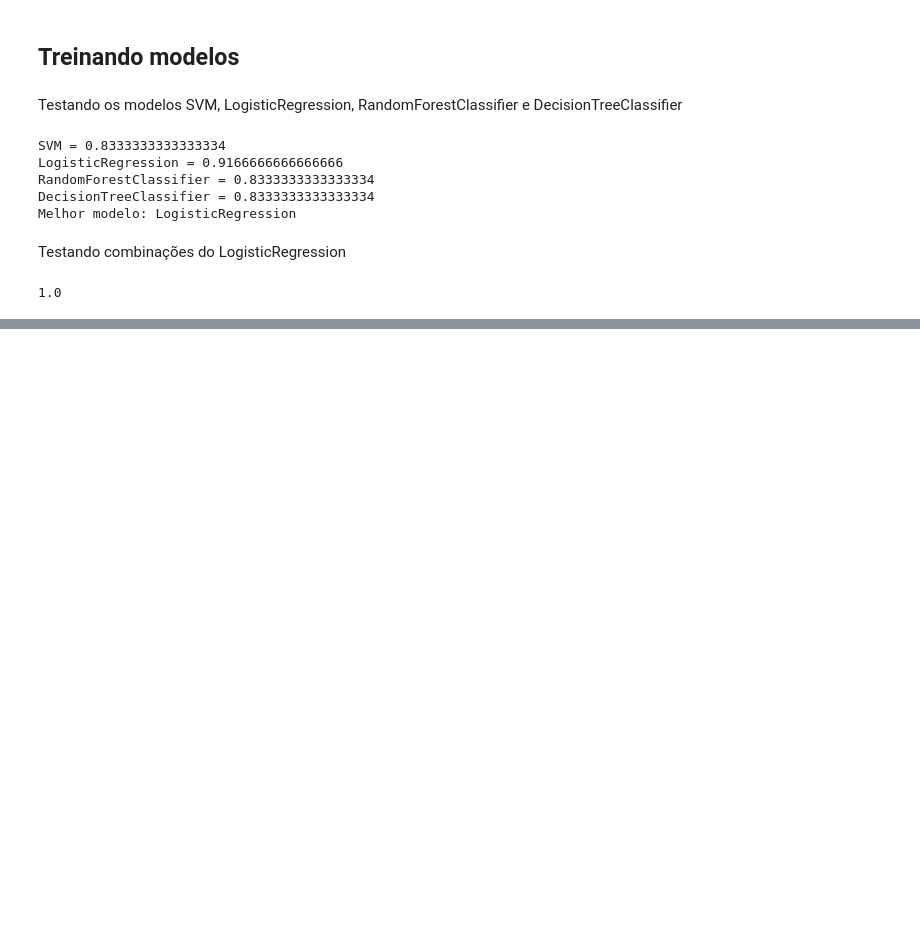
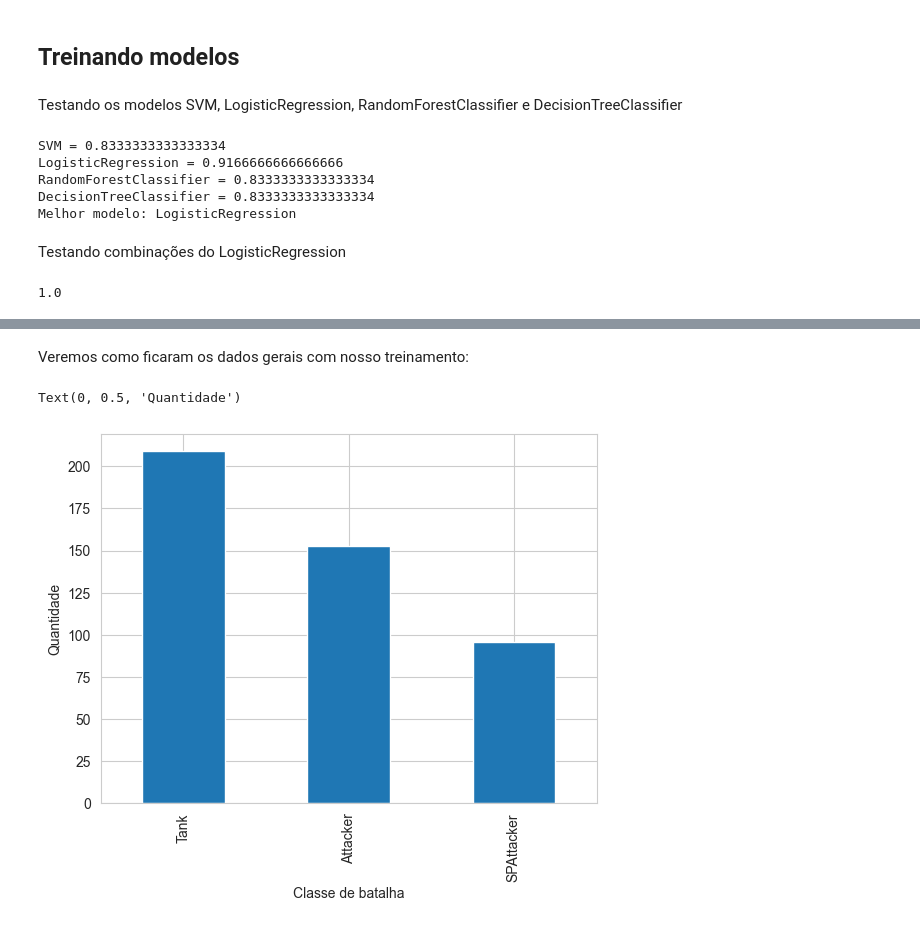
Before and after one commit to arthur-mts/mineracao-dados, a Jupyter notebook: projeto/battle_caracteristic_classifier.ipynb, the cells around one changed output, grey strips where cells are left out. Drawn from its saved outputs; the diff is of its cells as text; code cells hidden in the pictures; blank space fills up the shorter version.

```diff
--- a/projeto/battle_caracteristic_classifier.ipynb
+++ b/projeto/battle_caracteristic_classifier.ipynb
@@ -155,0 +156,12 @@ plt.show()
+# %% [markdown]
+Veremos como ficaram os dados gerais com nosso treinamento:
+# %%
+pokedex_df_filtered_with_predict = pokedex_df_filtered.assign(
+    role=pipeline.predict(pokedex_df_filtered[status_columns])
+)
+pokedex_df_filtered_with_predict['role'].value_counts().plot(kind='bar')
+plt.xlabel('Classe de batalha')
+plt.ylabel('Quantidade')
+# %% [output]
+Text(0, 0.5, 'Quantidade')
+[figure, added]
```
Also changed, not shown: parts of 6 cells of this notebook, 2 other files.
